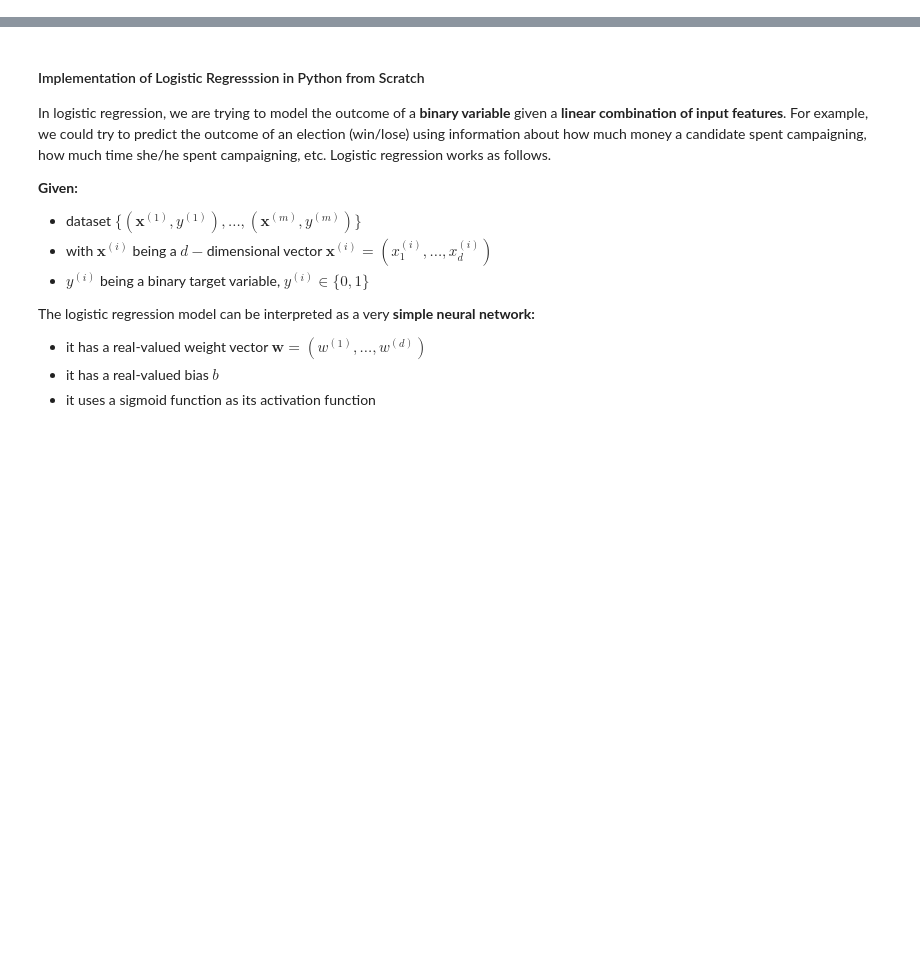
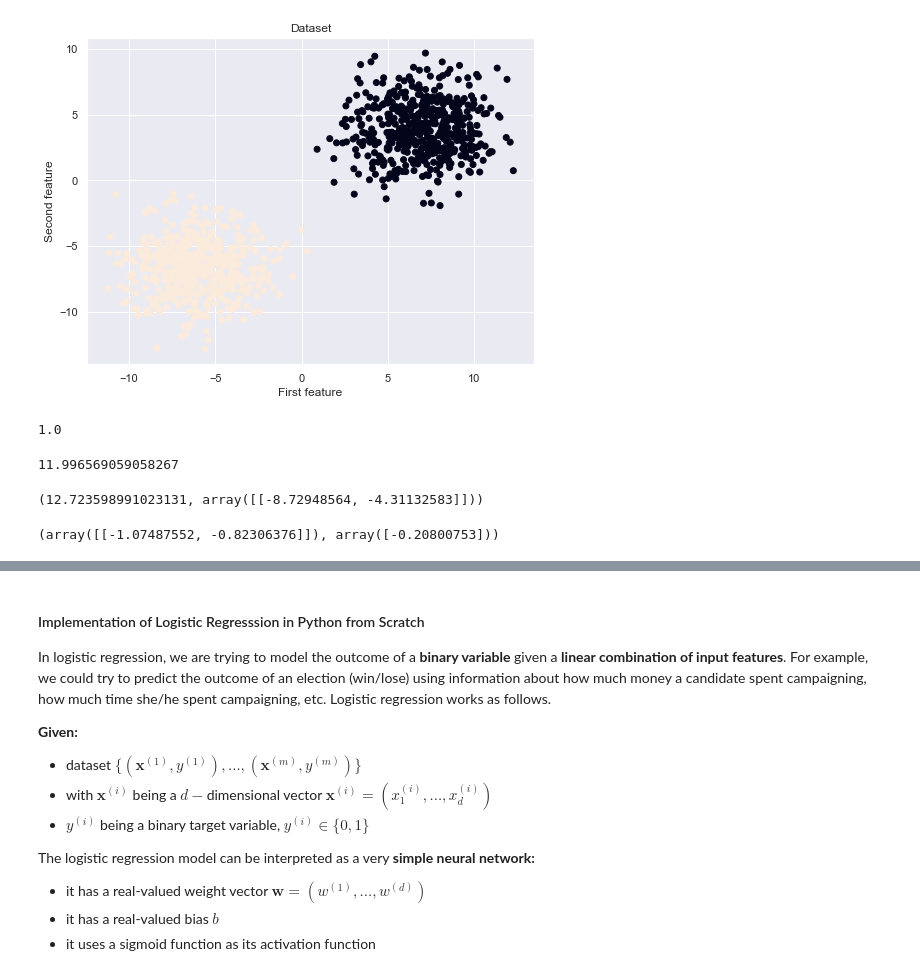
Before and after one commit to mayankkaizen/jupyter-notebooks, a Jupyter notebook: ML - Logistic Regression.ipynb, the cells around one changed output, grey strips where cells are left out. Saved outputs shown, nothing was run; the diff lists cells and outputs as text; code cells hidden in the pictures; blank space fills up the shorter version.

```diff
--- a/ML - Logistic Regression.ipynb
+++ b/ML - Logistic Regression.ipynb
@@ -4,0 +34,18 @@ Note that, in spite of its name, logistic regression is a model for classificati
+# %%
+%matplotlib inline
+import matplotlib.pyplot as plt
+import numpy as np
+import seaborn as sns
+from sklearn.datasets import make_blobs
+sns.set()
+
+X, y = make_blobs(n_samples= 1000, centers=2, cluster_std = 2)
+
+fig = plt.figure(figsize=(8,6))
+plt.scatter(X[:,0], X[:,1], c=y)
+plt.title("Dataset")
+plt.xlabel("First feature")
+plt.ylabel("Second feature")
+plt.show()
+# %% [output]
+[figure, added]
@@ -4,0 +61,16 @@ Note that, in spite of its name, logistic regression is a model for classificati
+# %%
+accuracy_score(ytest, y_pred)
+# %% [output]
+1.0
+# %%
+model.decision_function(Xtest)[0]#first test sample distance from decision boundary
+# %% [output]
+11.996569059058267
+# %%
+model.decision_function(Xtest)[2], #third test sample distance from decision boundary
+# %% [output]
+(12.723598991023131, array([[-8.72948564, -4.31132583]]))
+# %%
+model.coef_, model.intercept_
+# %% [output]
+(array([[-1.07487552, -0.82306376]]), array([-0.20800753]))
```
Also changed, not shown: parts of 16 cells of this notebook, 12 other files.
